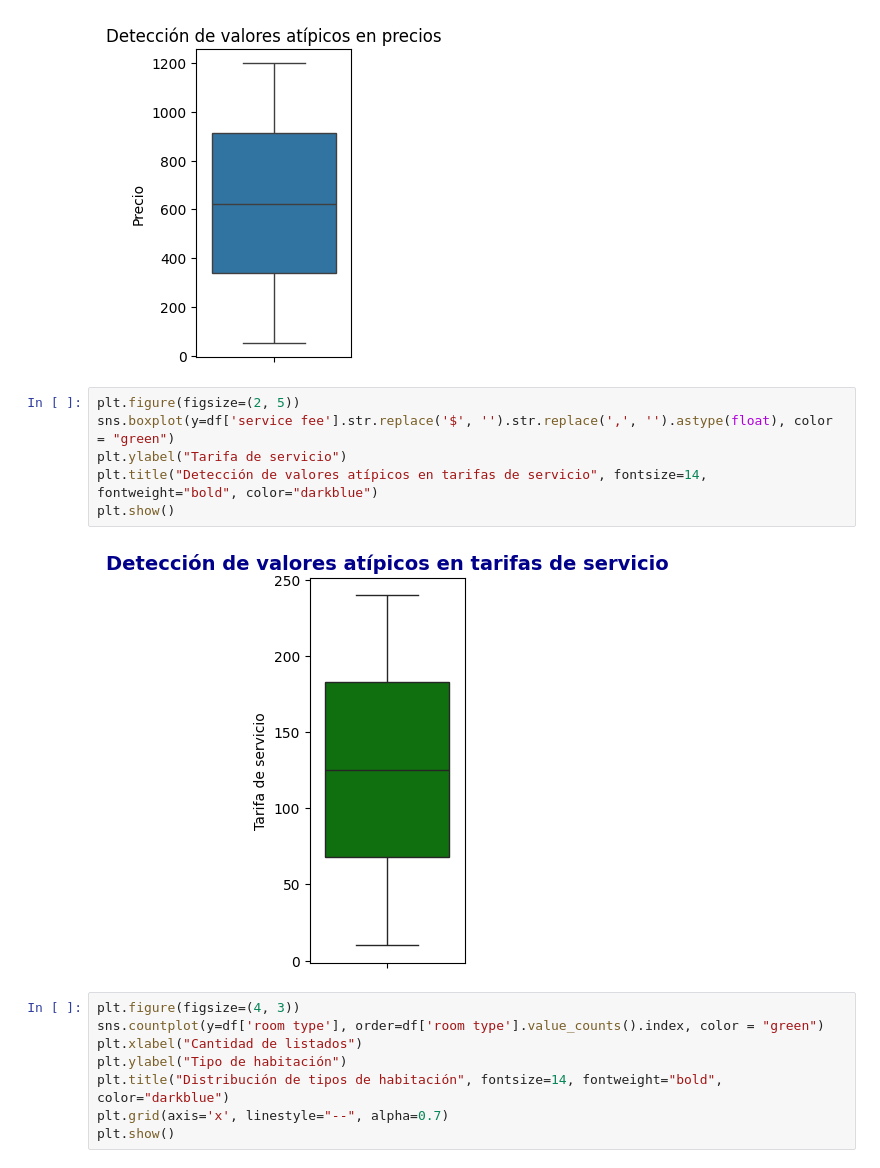
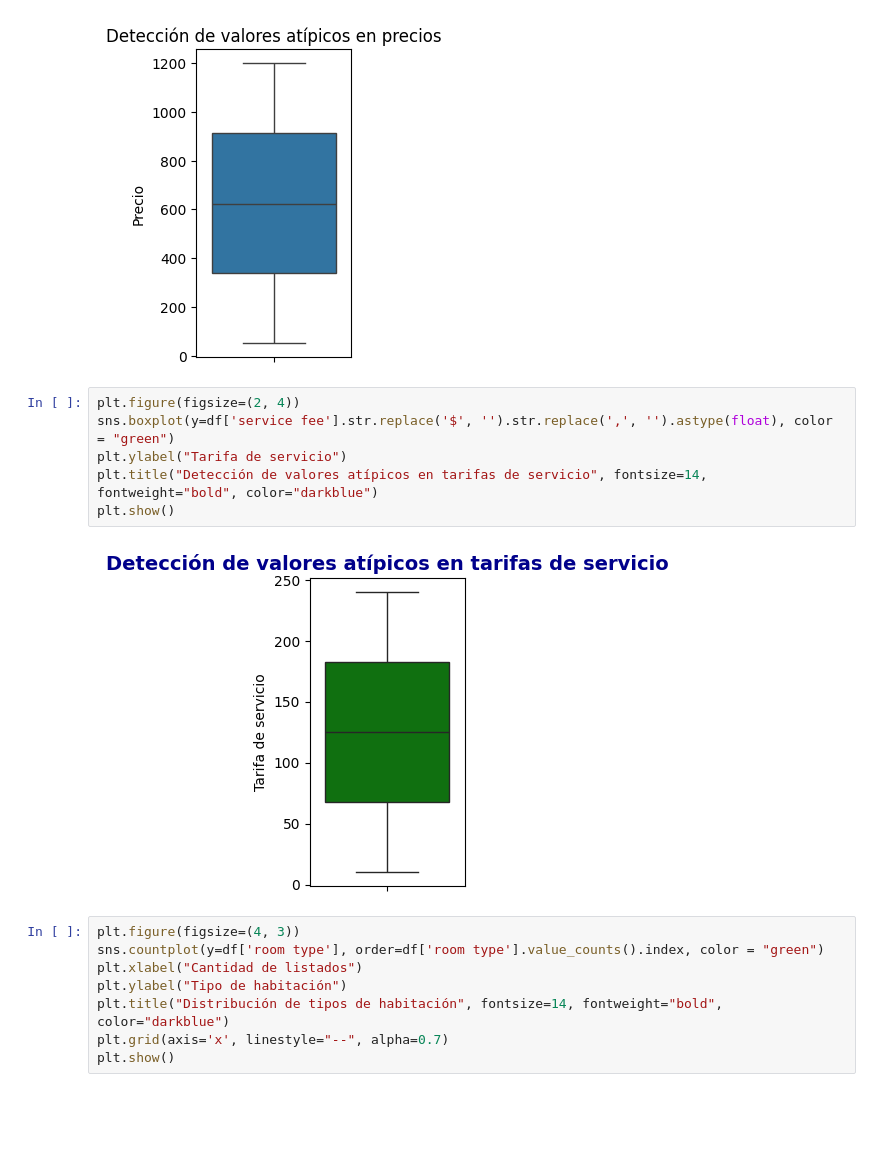
Before and after one commit to Jakcobo/Proyecto_ETL, a Jupyter notebook: Notebooks/002_EDA.ipynb, the cells around one changed output. Saved outputs shown, nothing was run; the diff lists cells and outputs as text; blank space fills up the shorter version.

```diff
--- a/Notebooks/002_EDA.ipynb
+++ b/Notebooks/002_EDA.ipynb
@@ -162,13 +152,13 @@ plt.show()
 # %% [output]
 [figure]
 # %%
-plt.figure(figsize=(2, 5))
+plt.figure(figsize=(2, 4))
 sns.boxplot(y=df['service fee'].str.replace('$', '').str.replace(',', '').astype(float), color = "green")
 plt.ylabel("Tarifa de servicio")
 plt.title("Detección de valores atípicos en tarifas de servicio", fontsize=14, fontweight="bold", color="darkblue")
 plt.show()
 # %% [output]
-[figure, old version]
+[figure, new version]
 # %%
 plt.figure(figsize=(4, 3))
 sns.countplot(y=df['room type'], order=df['room type'].value_counts().index, color = "green")
```
Also changed, not shown: parts of 6 cells of this notebook, 3 other files.
